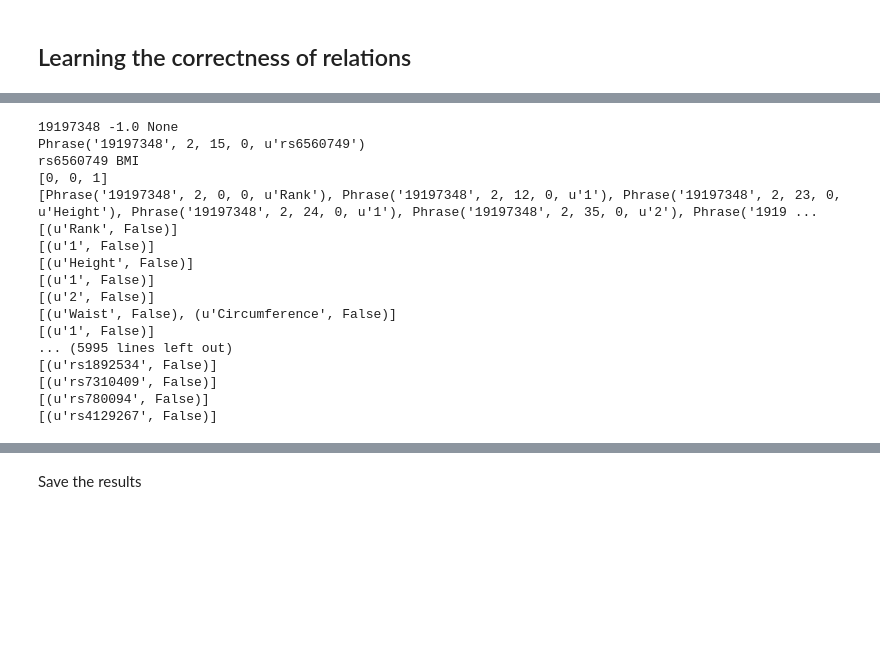
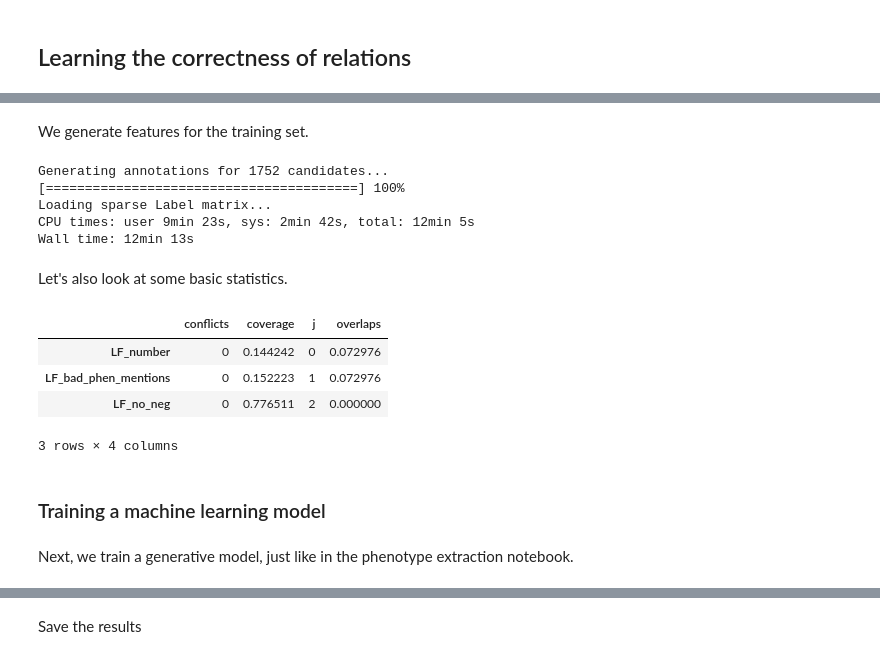
Before and after one commit to kuleshov/gwaskb, a Jupyter notebook: notebooks/phenotype-table-extraction.ipynb, the cells around one changed output, grey strips where cells are left out. Drawn from its saved outputs; the diff is of its cells as text; code cells hidden in the pictures; blank space fills up the shorter version.

Commit message:
move over from dev table and phenotype-table extraction nb

```diff
--- a/notebooks/phenotype-table-extraction.ipynb
+++ b/notebooks/phenotype-table-extraction.ipynb
@@ -379,40 +353,30 @@ TP: 602 | FP: 0 | TN: 139 | FN: 0
-# %%
-# preds = learner.predict_wmv(candidates)
-acronyms = [spair2uid(c) for (c, p) in zip(candidates, preds) if p == 1]
-mislabeled_cand = [(c,p, annotations.get(spair2uid(c), None)) for c, p in zip(candidates, preds)]# if p != annotations.get(spair2uid(c), p)]
-for (c,p,g) in mislabeled_cand:
-    if c.span0.context.document.name != '19197348': continue
-    print c.span0.context.document.name, p, g
-    print c.span0.context
-    print c.span0.get_span(), c.span1.get_span()
-    txt = c.span1.get_span()
-    print [LF(c) for LF in LF_tables]
-    top_cells = c.span1.context.cell.aligned_cells(axis='col', induced=True)
-    top_phrases = [phrase for cell in top_cells for phrase in cell.phrases]
-    print top_phrases
-    matching_phrases = []
-    for phrase in top_phrases:
-        print [(word,phen_matcher._f_span(word)) for word in phrase.text.split(' ')]
-        if any (phen_matcher._f_span(word) for word in phrase.text.split(' ')):
-            matching_phrases.append(phrase)
-            print phrase
-#         print phrase, [phen_matcher._f_span(word) for word in phrase.text.split(' ')]
-    print
-# %% [output]
-19197348 -1.0 None
-Phrase('19197348', 2, 15, 0, u'rs6560749')
-rs6560749 BMI
-[0, 0, 1]
-[Phrase('19197348', 2, 0, 0, u'Rank'), Phrase('19197348', 2, 12, 0, u'1'), Phrase('19197348', 2, 23, 0, u'Height'), Phrase('19197348', 2, 24, 0, u'1'), Phrase('19197348', 2, 35, 0, u'2'), Phrase('1919 ...
-[(u'Rank', False)]
-[(u'1', False)]
-[(u'Height', False)]
-[(u'1', False)]
-[(u'2', False)]
-[(u'Waist', False), (u'Circumference', False)]
-[(u'1', False)]
-... (5995 lines left out)
-[(u'rs1892534', False)]
-[(u'rs7310409', False)]
-[(u'rs780094', False)]
-[(u'rs4129267', False)]
+# %% [markdown]
+We generate features for the training set.
+# %%
+from snorkel.annotations import LabelManager
+label_manager = LabelManager()
+
+try:
+    %time L_train = label_manager.load(session, train_c, 'RsidPhenRel LF Labels6')
+except sqlalchemy.orm.exc.NoResultFound:
+    %time L_train = label_manager.create(session, train_c, 'RsidPhenRel LF Labels6', f=LFs)
+# %% [output]
+Generating annotations for 1752 candidates...
+[========================================] 100%
+Loading sparse Label matrix...
+CPU times: user 9min 23s, sys: 2min 42s, total: 12min 5s
+Wall time: 12min 13s
+# %% [markdown]
+Let's also look at some basic statistics.
+# %%
+L_train.lf_stats()
+# %% [output]
+|  | conflicts | coverage | j | overlaps |
+| LF_number | 0 | 0.144242 | 0 | 0.072976 |
+| LF_bad_phen_mentions | 0 | 0.152223 | 1 | 0.072976 |
+| LF_no_neg | 0 | 0.776511 | 2 | 0.000000 |
+3 rows × 4 columns
+# %% [markdown]
+### Training a machine learning model
+# %% [markdown]
+Next, we train a generative model, just like in the phenotype extraction notebook.
```
Also changed, not shown: parts of 31 cells of this notebook, 1 other file.
